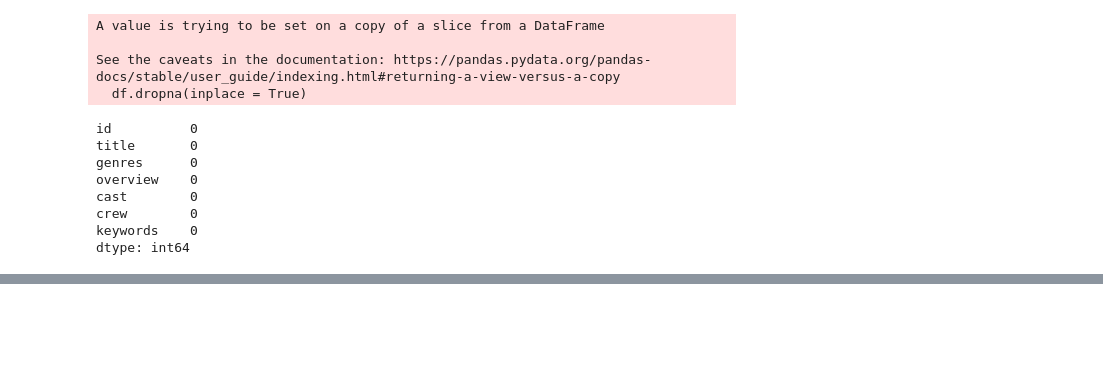
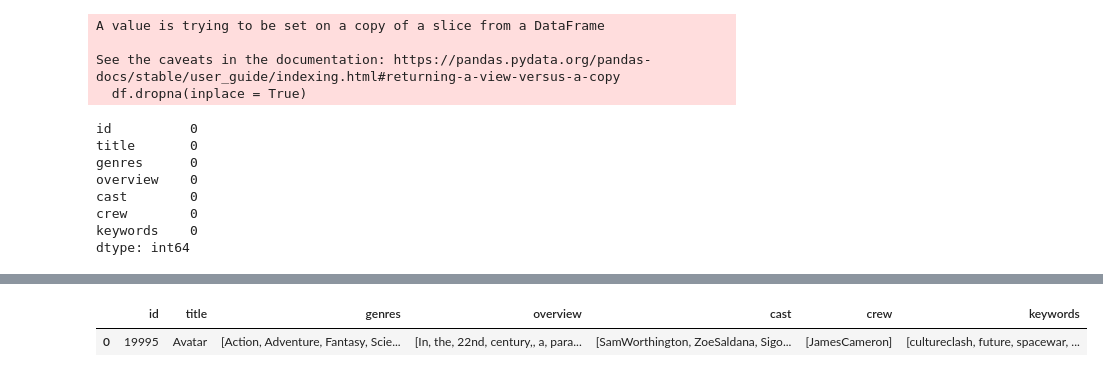
Before and after one commit to Vish178/Movie-Recommendation-Model, a Jupyter notebook: MRM.ipynb, the cells around one changed output, grey strips where cells are left out. Drawn from its saved outputs; the diff is of its cells as text; code cells hidden in the pictures; blank space fills up the shorter version.

```diff
--- a/MRM.ipynb
+++ b/MRM.ipynb
@@ -91,0 +142,5 @@ dtype: int64
+# %%
+df['cast'] = df['cast'].apply(lambda x:[i.replace(" ", "") for i in x])
+df['genres'] = df['genres'].apply(lambda x:[i.replace(" ", "") for i in x])
+df['crew'] = df['crew'].apply(lambda x:[i.replace(" ", "") for i in x])
+df['keywords'] = df['keywords'].apply(lambda x:[i.replace(" ", "") for i in x])
@@ -91,0 +168,5 @@ dtype: int64
+# %%
+df.head(1)
+# %% [output]
+|  | id | title | genres | overview | cast | crew | keywords |
+| 0 | 19995 | Avatar | [Action, Adventure, Fantasy, Scie... | [In, the, 22nd, century,, a, para... | [SamWorthington, ZoeSaldana, Sigo... | [JamesCameron] | [cultureclash, future, spacewar, ... |
```
Also changed, not shown: parts of 25 cells of this notebook.
